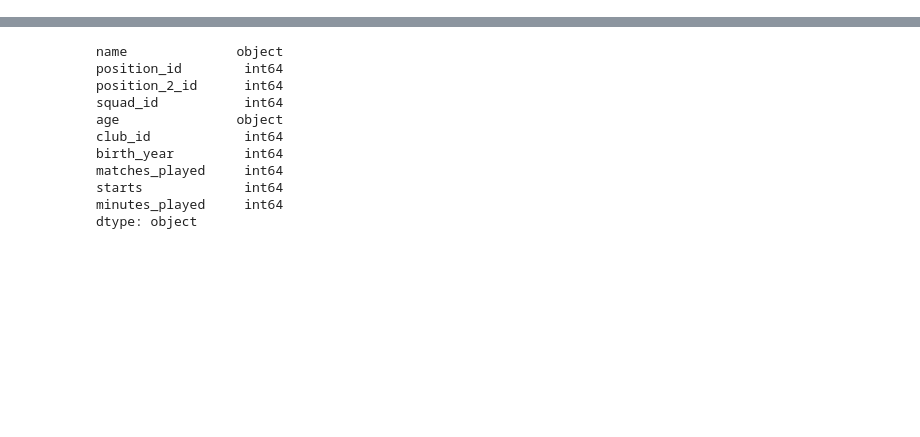
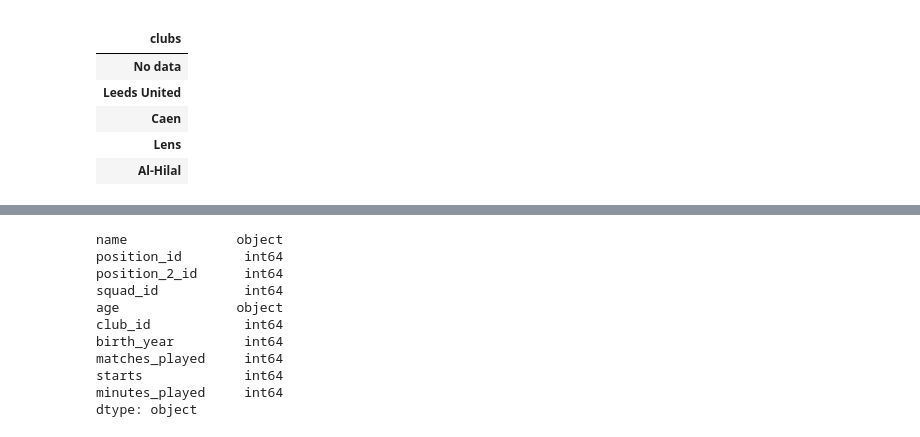
Before and after one commit to Alexx-Flores/smu_group2_project2worldcup, a Jupyter notebook: Sajid_project_2/Uploader Code.ipynb, the cells around one changed output, grey strips where cells are left out. Saved outputs shown, nothing was run; the diff lists cells and outputs as text; code cells hidden in the pictures; blank space fills up the shorter version.

```diff
--- a/Sajid_project_2/Uploader Code.ipynb
+++ b/Sajid_project_2/Uploader Code.ipynb
@@ -16,6 +25,16 @@ df_keepers_stats = pd.read_csv("keepers_stats.csv", index_col = 0)
 df_clubs = pd.read_csv("clubs.csv", index_col = 0)
 df_positions = pd.read_csv("positions.csv", index_col = 0)
 df_squads = pd.read_csv("squads.csv", index_col = 0)
+# %%
+df_clubs.head()
+# %% [output]
+|  |
+| clubs |
+| No data |
+| Leeds United |
+| Caen |
+| Lens |
+| Al-Hilal |
 # %%
 dftp.head()
 # %% [output]
```
Also changed, not shown: parts of 30 cells of this notebook, 8 other files.
